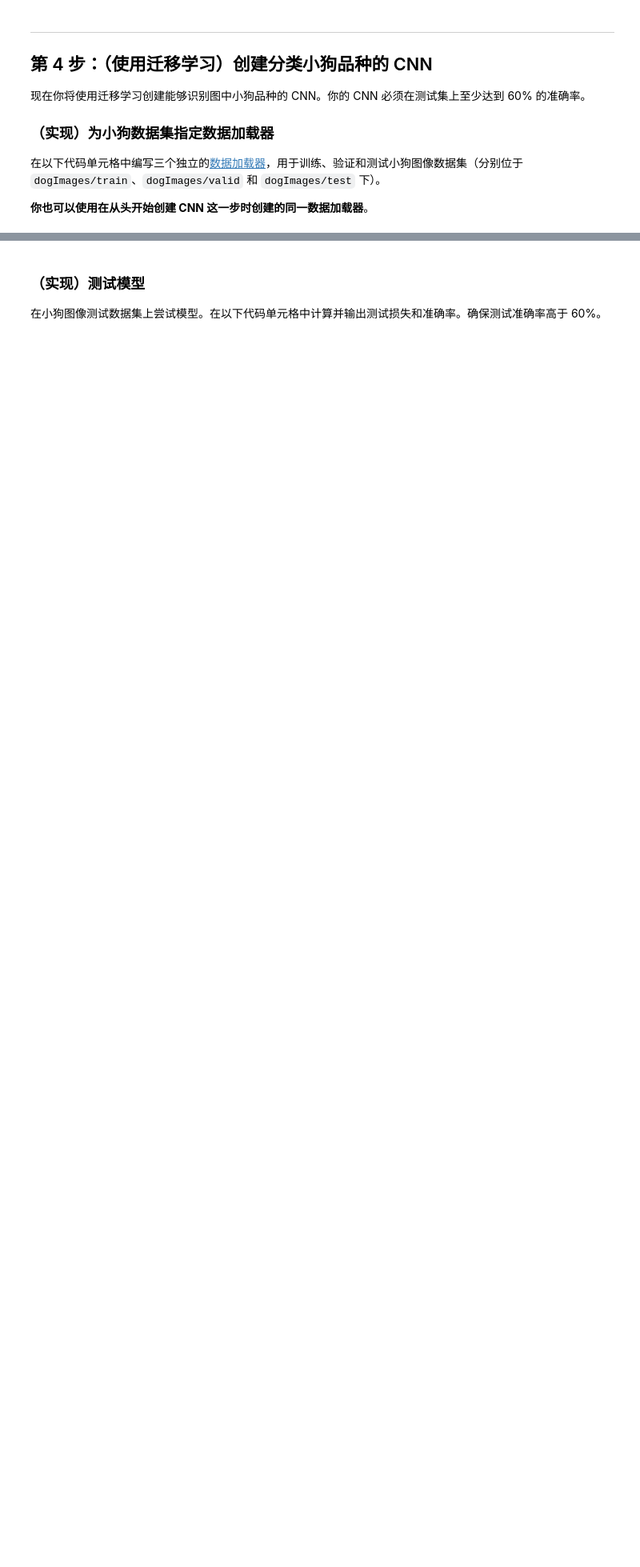
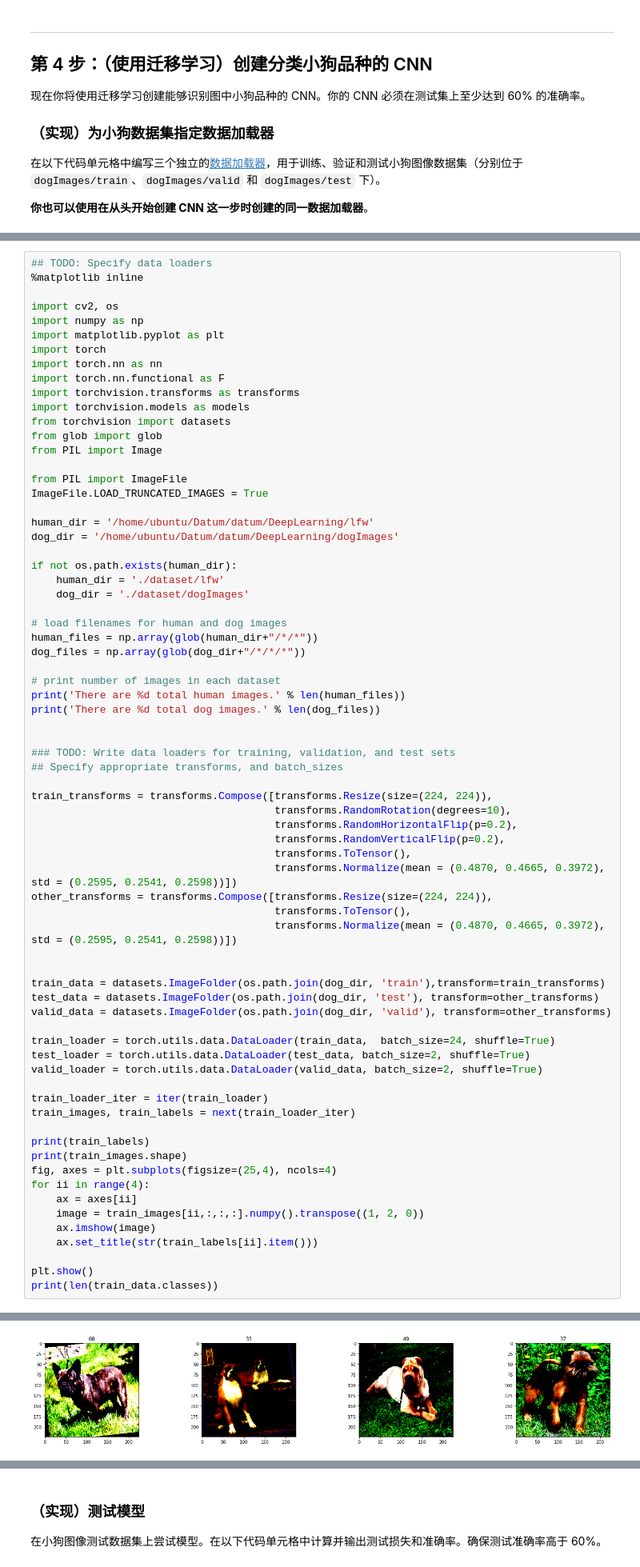
Before and after one commit to wuRDmemory/deep, a Jupyter notebook: dog-project/dog_app-cn-Copy1.ipynb, the cells around one changed output, grey strips where cells are left out. Shown at 80% size. Saved outputs shown, nothing was run; the diff lists cells and outputs as text; blank space fills up the shorter version.

```diff
--- a/dog-project/dog_app-cn-Copy1.ipynb
+++ b/dog-project/dog_app-cn-Copy1.ipynb
@@ -680,0 +717,72 @@ Test Accuracy:  6% (23/365)
+# %%
+## TODO: Specify data loaders
+%matplotlib inline
+
+import cv2, os
+import numpy as np
+import matplotlib.pyplot as plt
+import torch
+import torch.nn as nn
+import torch.nn.functional as F
+import torchvision.transforms as transforms
+import torchvision.models as models
+from torchvision import datasets
+from glob import glob
+from PIL import Image
+
+from PIL import ImageFile
+ImageFile.LOAD_TRUNCATED_IMAGES = True
+
+human_dir = '/home/ubuntu/Datum/datum/DeepLearning/lfw'
+dog_dir = '/home/ubuntu/Datum/datum/DeepLearning/dogImages'
+
+if not os.path.exists(human_dir):
+    human_dir = './dataset/lfw'
+    dog_dir = './dataset/dogImages'
+
+# load filenames for human and dog images
+human_files = np.array(glob(human_dir+"/*/*"))
+dog_files = np.array(glob(dog_dir+"/*/*/*"))
+
+# print number of images in each dataset
+print('There are %d total human images.' % len(human_files))
+print('There are %d total dog images.' % len(dog_files))
+
+
+### TODO: Write data loaders for training, validation, and test sets
+## Specify appropriate transforms, and batch_sizes
+
+train_transforms = transforms.Compose([transforms.Resize(size=(224, 224)),
+                                       transforms.RandomRotation(degrees=10),
+                                       transforms.RandomHorizontalFlip(p=0.2),
+                                       transforms.RandomVerticalFlip(p=0.2),
+                                       transforms.ToTensor(),
+                                       transforms.Normalize(mean = (0.4870, 0.4665, 0.3972), std = (0.2595, 0.2541, 0.2598))])
+other_transforms = transforms.Compose([transforms.Resize(size=(224, 224)),
+                                       transforms.ToTensor(),
+                                       transforms.Normalize(mean = (0.4870, 0.4665, 0.3972), std = (0.2595, 0.2541, 0.2598))])
+
+
+train_data = datasets.ImageFolder(os.path.join(dog_dir, 'train'),transform=train_transforms)
+test_data = datasets.ImageFolder(os.path.join(dog_dir, 'test'), transform=other_transforms)
+valid_data = datasets.ImageFolder(os.path.join(dog_dir, 'valid'), transform=other_transforms)
+
+train_loader = torch.utils.data.DataLoader(train_data,  batch_size=24, shuffle=True)
+test_loader = torch.utils.data.DataLoader(test_data, batch_size=2, shuffle=True)
+valid_loader = torch.utils.data.DataLoader(valid_data, batch_size=2, shuffle=True)
+
+train_loader_iter = iter(train_loader)
+train_images, train_labels = next(train_loader_iter)
+
+print(train_labels)
+print(train_images.shape)
+fig, axes = plt.subplots(figsize=(25,4), ncols=4)
+for ii in range(4):
+    ax = axes[ii]
+    image = train_images[ii,:,:,:].numpy().transpose((1, 2, 0))
+    ax.imshow(image)
+    ax.set_title(str(train_labels[ii].item()))
+
+plt.show()
+print(len(train_data.classes))
+# %% [output]
@@ -680,0 +798 @@ Test Accuracy:  6% (23/365)
+[figure, added]
```
Also changed, not shown: parts of 34 cells of this notebook, 1 other file.
